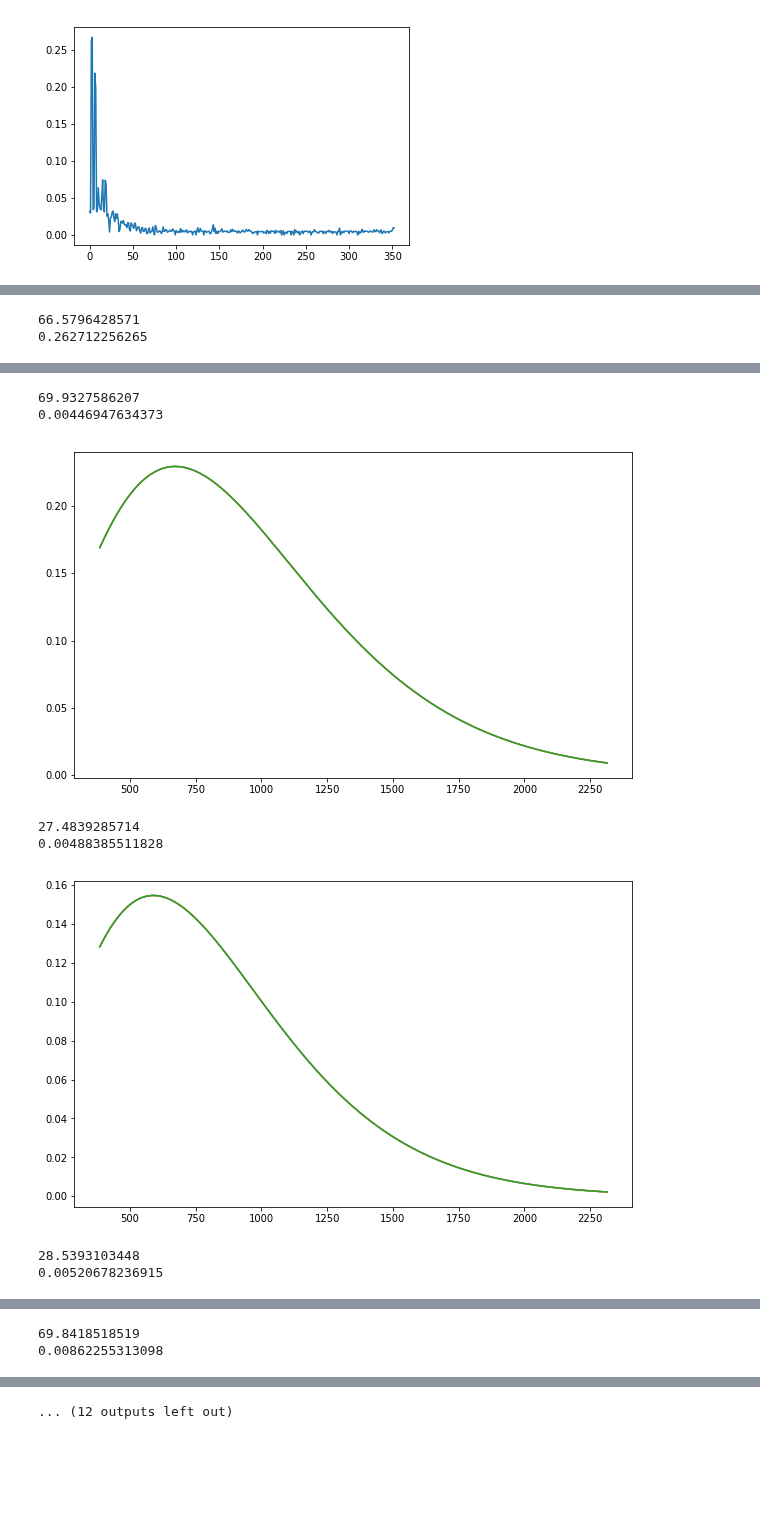
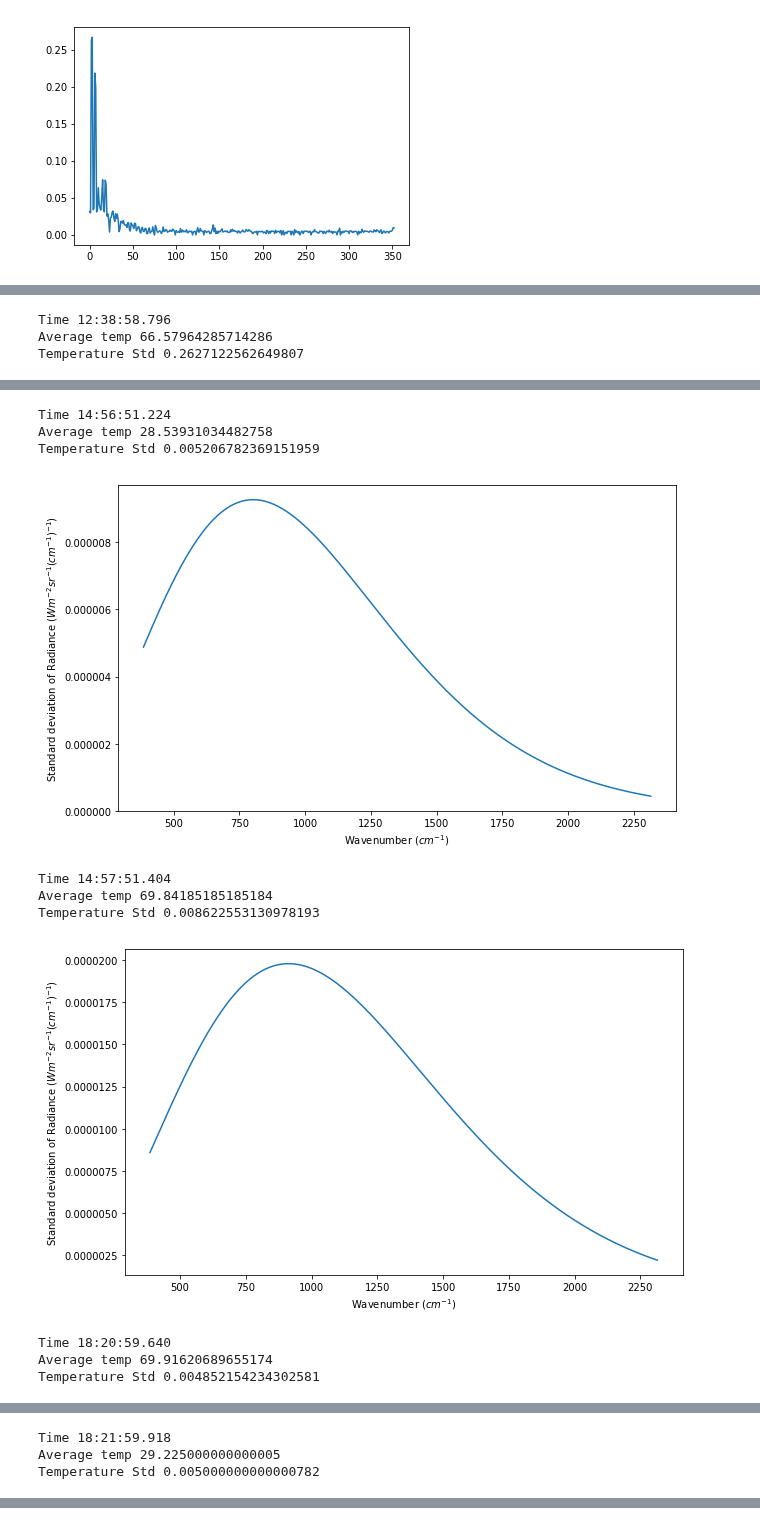
Before and after one commit to micolbedarida/MSci_Project, a Jupyter notebook: matching_time_and_temps.ipynb, the cells around one changed output, grey strips where cells are left out. Drawn from its saved outputs; the diff is of its cells as text; code cells hidden in the pictures; blank space fills up the shorter version.

Commit message:
Add files via upload
Started working on contour plots

```diff
--- a/matching_time_and_temps.ipynb
+++ b/matching_time_and_temps.ipynb
@@ -260,9 +260,9 @@ for spectra in times_4[:-1]: #get rid of remaining Nans at the bottom
     times_list = list(filter(lambda t: (t>spectra[0] and t<times_4[i+1][0]) , temp_time)) # only keep the temps between the beginning of the spectrum and the beginning of the next one
     #times_list are all times in the temperature log associated with a value in times_4
     index_list = [temp_time.index(item) for item in times_list] # indeces associated to the above times
-    if hc_list[i*4-1] == 'h' and i != 0:
+    if hc_list[i*4] == 'h' and i != 0:
         temps_list = [temp_hot[a] for a in index_list]
-    elif hc_list[i*4-1] == 'c' and i != 0:
+    elif hc_list[i*4] == 'c' and i != 0:
         temps_list = [temp_cold[a] for a in index_list]
     elif i == 0:
         if hc_list[i] == 'h':
@@ -285,21 +286,22 @@ plt.show()
 # %% [output]
 [figure]
 # %%
-hc_list_4 = hc_list[3::4]
-spectra_times = [time[0] for time in times_4][:-1]
+hc_list_4 = hc_list[0::4]
+spectra_times_4 = [time[0] for time in times_4][:-1]
 
 for a in hc_list_4[:-1]:
     if a != 'h' and a != 'c':
         b = hc_list_4[:-1].index(a)
 
 final_frame_4 = pd.DataFrame(
-    {'Spectrum_(time_from_midnight)': spectra_times,
+    {'Real Time': flat_list[0:-4:4],
+     time_col_name: spectra_times_4,
      'temp_std': temps_std_4,
      'h_or_c': hc_list_4[:-1],
      'temp_avg': temps_avg_4
     })
 
-final_frame_4 = final_frame_4.iloc[:b] #delete row with NaN in it
+final_frame_4 = final_frame_4.iloc[:b] #delete row with NaN in it - this assumes only one row needs to be deleted: find a way to delete all rows with Nan in it
 
-final_frame_4
+final_frame_4[-10:]
 # %% [output]
@@ -326,11 +321,12 @@ h = 6.626e-34
 c = 3.0e+8
 k = 1.381e-23
 
-a = 2*h*(c**2)
-e = h*c/k
+planck_a = 2*h*(c**2)
+planck_e = h*c/k
 
-def planck(wavenumber, T): # T in Celsius
-    return 100*a*((wavenumber*100)**3)/(np.exp(e*(wavenumber*100)/T)-1)
+def planck(wavenumber, T): # T in Kelvin, wavenumber in cm^-1
+    radiance = 100*planck_a*((wavenumber*100)**3)/(np.exp(planck_e*(wavenumber*100)/T)-1)
+    return radiance #returns radiance in $W m^{-2} sr^{-1} (cm^{-1})^{-1}$
 # %%
 def read_wavenumbers(directory, filename):
     lines = open(os.path.join(directory, filename)).readlines() #finds all lines in file as string elements in "lines" list
@@ -345,24 +341,28 @@ def read_wavenumbers(directory, filename):
 
 raw_wavenumbers = read_wavenumbers(path_raw, files_list[0]) #all wavenumbers are the same in all files so just need to read from the first file
 # %%
-spectra_indeces = [1,2,71,72,141,142,211,212,281,283,347,348]
+#Plot difference of Radiance given by standard deviation of temperature
+
+spectra_indeces = [1,2,141,142,347,348] #some random sets of hot and cold to plot - plot difference instead!!
 wavenums = raw_wavenumbers
 
 for spectrum in spectra_indeces:
     temp_avg = final_frame_4.at[spectrum,'temp_avg'] #get it from the dataframe
     std = final_frame_4.at[spectrum,'temp_std']
-    print(temp_avg)
-    print(std)
-    radiances_avg = []
+    print('Time {}'.format(final_frame_4.at[spectrum, 'Real Time']))
+    print('Average temp {}'.format(temp_avg))
+    print('Temperature Std {}'.format(std))
+    rad_avg = []
     rad_minus = []
     rad_plus = []
     for wn in wavenums:
-        radiances_avg.append(planck(wn, temp_avg+273.15))
+        rad_avg.append(planck(wn, temp_avg+273.15))
         rad_minus.append(planck(wn, temp_avg+273.15-std))
         rad_plus.append(planck(wn, temp_avg+273.15+std))
     fig = plt.figure(figsize=(10,6))
-    plt.plot(wavenums, radiances_avg)
-    plt.plot(wavenums, radiances_avg)
-    plt.plot(wavenums, radiances_avg)
+    y = (np.array(rad_plus)-np.array(rad_minus))/2
+    plt.plot(wavenums, y)
+    plt.ylabel('Standard deviation of Radiance ($W m^{-2} sr^{-1} (cm^{-1})^{-1}$)')
+    plt.xlabel('Wavenumber ($cm^{-1}$)')
     plt.show()
 # %% [output]
@@ -372,2 +373,3 @@ for spectrum in spectra_indeces:
-66.5796428571
-0.262712256265
+Time 12:38:58.796
+Average temp 66.57964285714286
+Temperature Std 0.2627122562649807
@@ -375,8 +377,11 @@ for spectrum in spectra_indeces:
-69.9327586207
-0.00446947634373
+Time 14:56:51.224
+Average temp 28.53931034482758
+Temperature Std 0.005206782369151959
-[figure, old version]
+[figure, new version]
-27.4839285714
-0.00488385511828
+Time 14:57:51.404
+Average temp 69.84185185185184
+Temperature Std 0.008622553130978193
-[figure, old version]
+[figure, new version]
-28.5393103448
-0.00520678236915
+Time 18:20:59.640
+Average temp 69.91620689655174
+Temperature Std 0.004852154234302581
@@ -384,2 +389,3 @@ for spectrum in spectra_indeces:
-69.8418518519
-0.00862255313098
+Time 18:21:59.918
+Average temp 29.225000000000005
+Temperature Std 0.005000000000000782
@@ -387 +392,0 @@ for spectrum in spectra_indeces:
-... (12 outputs left out)
```
Also changed, not shown: parts of 23 cells of this notebook, 1 other file.
